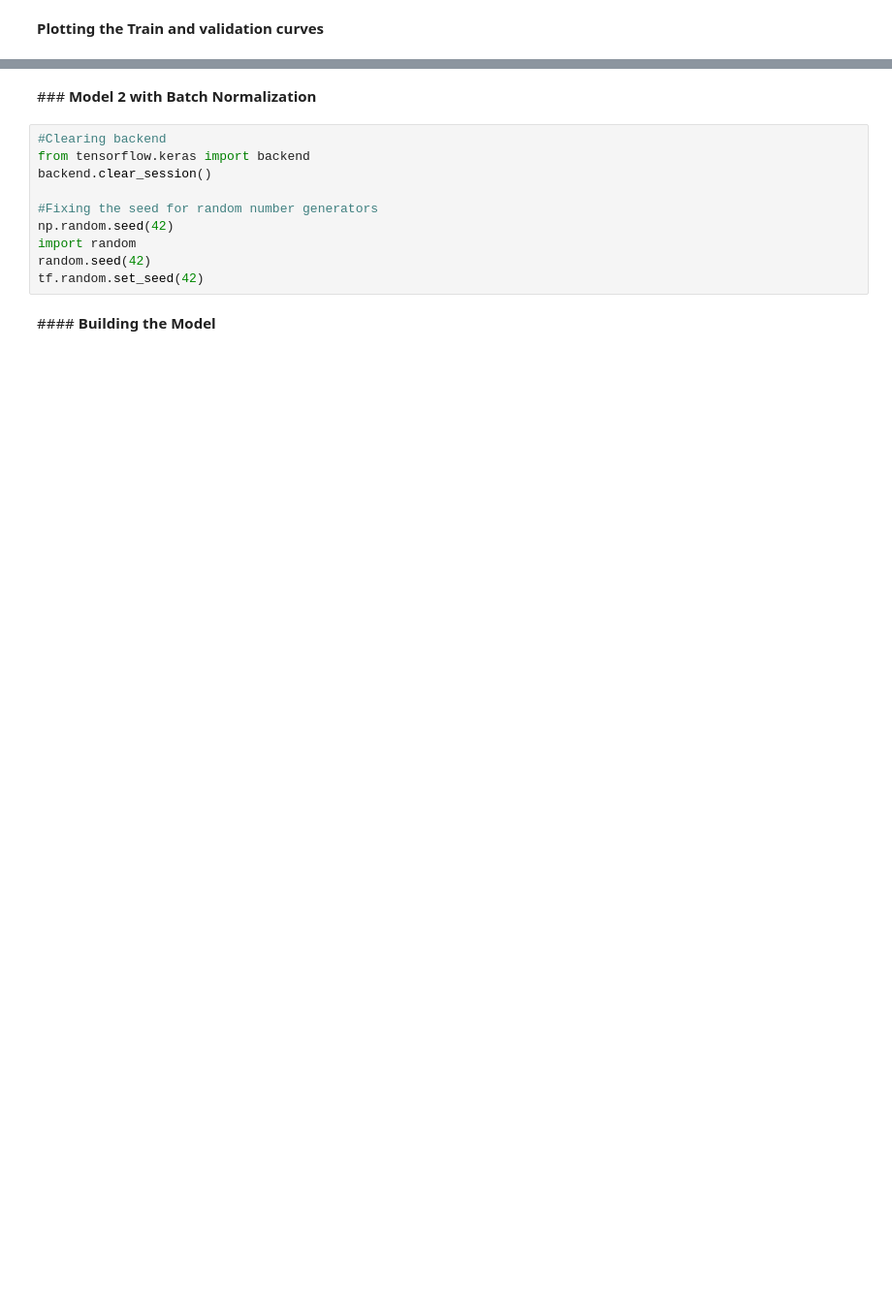
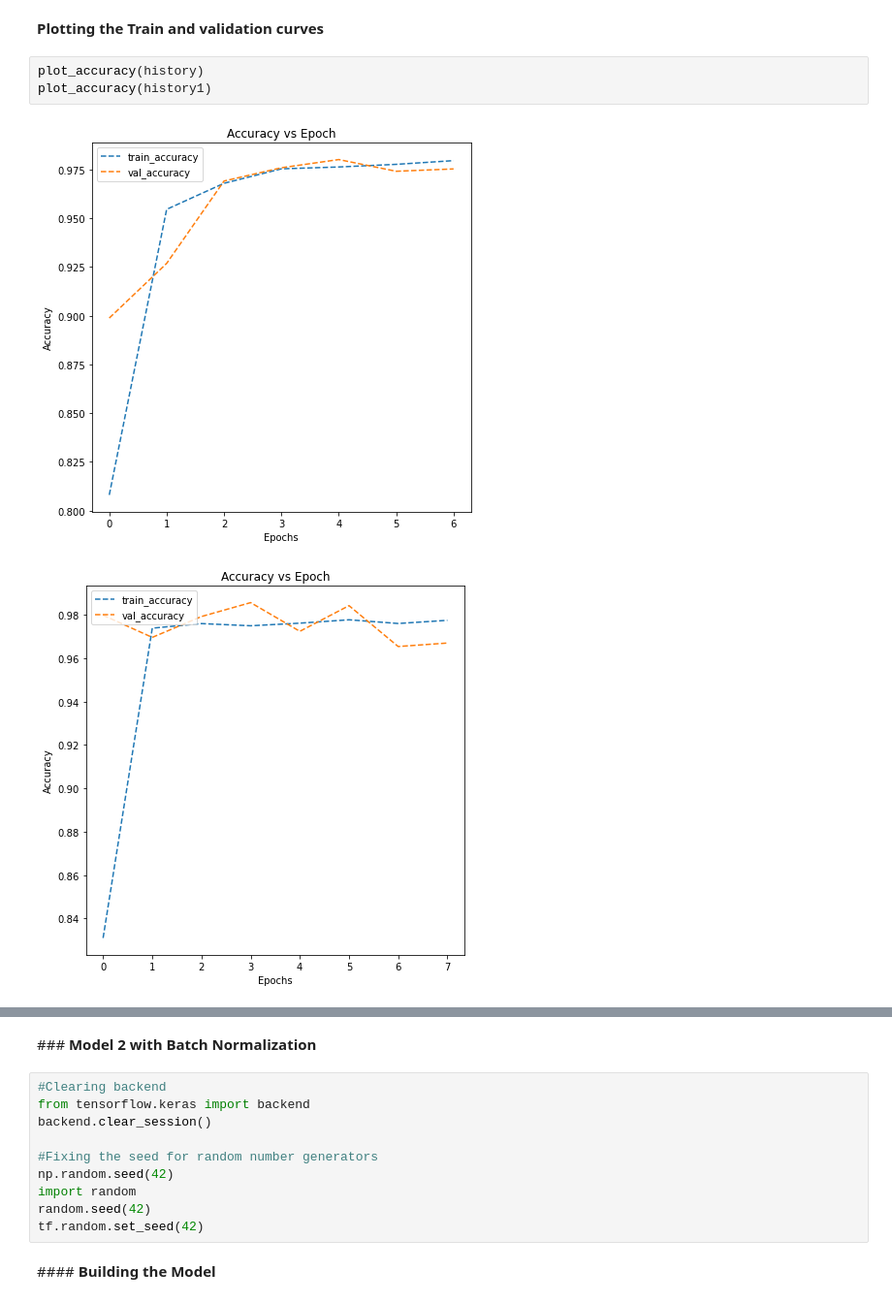
Before and after one commit to agarduno93/DataScienceProject, a Jupyter notebook: Reference_Notebook_Milestone_2_Deep_Learning.ipynb, the cells around one changed output, grey strips where cells are left out. Shown at 97% size. Drawn from its saved outputs; the diff is of its cells as text; blank space fills up the shorter version.

```diff
--- a/Reference_Notebook_Milestone_2_Deep_Learning.ipynb
+++ b/Reference_Notebook_Milestone_2_Deep_Learning.ipynb
@@ -372,5 +463,11 @@ print('\n', 'Test_Accuracy:-', accuracy1[1])
 # %% [markdown]
 <b> Plotting the Train and validation curves
+# %%
+plot_accuracy(history)
+plot_accuracy(history1)
+# %% [output]
+[figure, added]
+[figure, added]
 # %% [markdown]
 ####<b>Think about it:</b><br>
 Now let's build a model with LeakyRelu as the activation function
```
Also changed, not shown: parts of 20 cells of this notebook, 1 other file.
